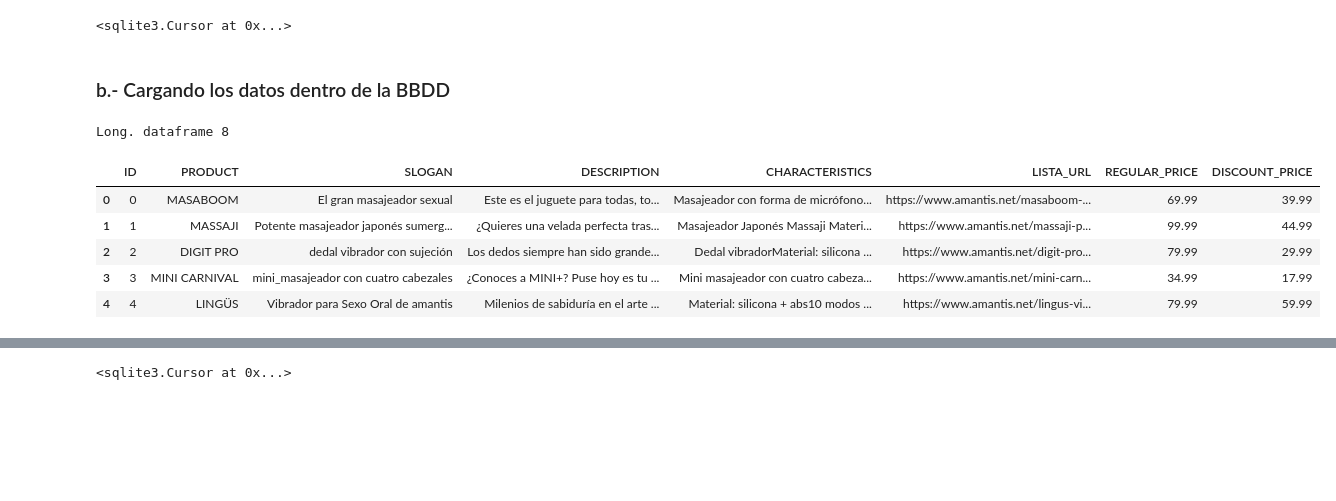
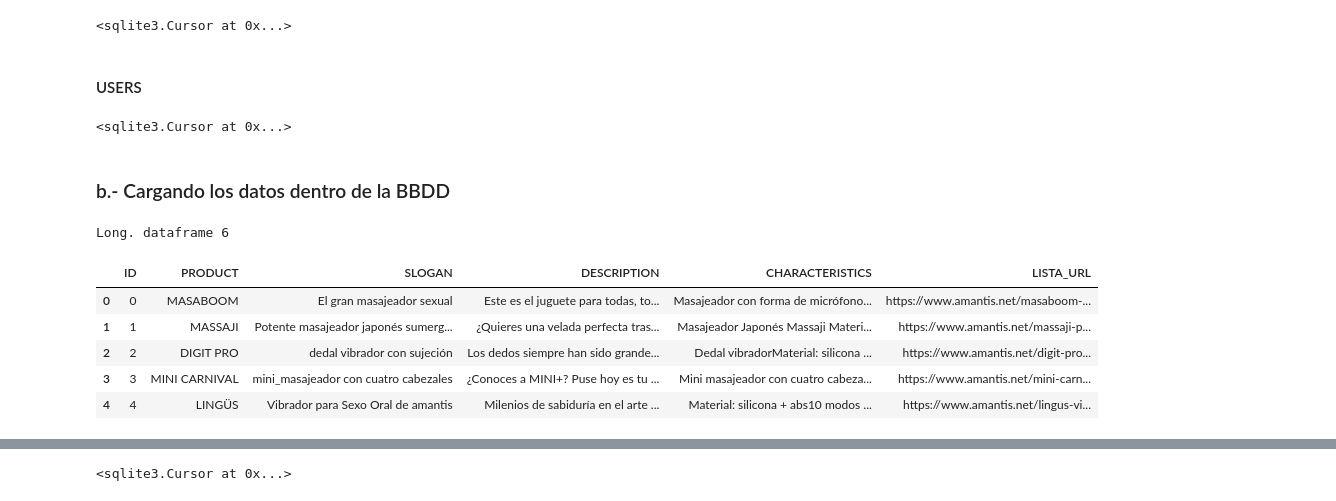
Before and after one commit to 75Engel/Proyecto_tienda_online, a Jupyter notebook: src/Notebook/sql.ipynb, the cells around one changed output, grey strips where cells are left out. Cells and saved outputs as stored; diff of their text form; code cells hidden in the pictures; blank space fills up the shorter version.

```diff
--- a/src/Notebook/sql.ipynb
+++ b/src/Notebook/sql.ipynb
@@ -127,17 +146,33 @@ CREATE TABLE TAGS  (
 cursor.execute(query)
 # %% [output]
 <sqlite3.Cursor at 0x...>
+# %% [markdown]
+#### USERS
+# %%
+query = '''
+CREATE TABLE USERS  (
+    ID VARCHAR (5),
+    USERS VARCHAR (50),
+    PRIMARY KEY (ID)
+)
+
+'''
+
+cursor.execute(query)
+# %% [output]
+<sqlite3.Cursor at 0x...>
 # %% [markdown]
 ### b.- Cargando los datos dentro de la BBDD
 # %%
 df_products=pd.read_csv(r'Data\productos.csv')
+df_products.drop(columns=['REGULAR_PRICE','DISCOUNT_PRICE'],inplace=True)
 print("Long. dataframe",len(df_products.columns))
 df_products.head()
 # %% [output]
-Long. dataframe 8
+Long. dataframe 6
-|  | ID | PRODUCT | SLOGAN | DESCRIPTION | CHARACTERISTICS | LISTA_URL | REGULAR_PRICE | DISCOUNT_PRICE |
-| 0 | 0 | MASABOOM | El gran masajeador sexual | Este es el juguete para todas, to... | Masajeador con forma de micrófono... | https://www.amantis.net/masaboom-... | 69.99 | 39.99 |
-| 1 | 1 | MASSAJI | Potente masajeador japonés sumerg... | ¿Quieres una velada perfecta tras... | Masajeador Japonés Massaji Materi... | https://www.amantis.net/massaji-p... | 99.99 | 44.99 |
-| 2 | 2 | DIGIT PRO | dedal vibrador con sujeción | Los dedos siempre han sido grande... | Dedal vibradorMaterial: silicona ... | https://www.amantis.net/digit-pro... | 79.99 | 29.99 |
-| 3 | 3 | MINI CARNIVAL | mini_masajeador con cuatro cabezales | ¿Conoces a MINI+? Puse hoy es tu ... | Mini masajeador con cuatro cabeza... | https://www.amantis.net/mini-carn... | 34.99 | 17.99 |
-| 4 | 4 | LINGÜS | Vibrador para Sexo Oral de amantis | Milenios de sabiduría en el arte ... | Material: silicona + abs10 modos ... | https://www.amantis.net/lingus-vi... | 79.99 | 59.99 |
+|  | ID | PRODUCT | SLOGAN | DESCRIPTION | CHARACTERISTICS | LISTA_URL |
+| 0 | 0 | MASABOOM | El gran masajeador sexual | Este es el juguete para todas, to... | Masajeador con forma de micrófono... | https://www.amantis.net/masaboom-... |
+| 1 | 1 | MASSAJI | Potente masajeador japonés sumerg... | ¿Quieres una velada perfecta tras... | Masajeador Japonés Massaji Materi... | https://www.amantis.net/massaji-p... |
+| 2 | 2 | DIGIT PRO | dedal vibrador con sujeción | Los dedos siempre han sido grande... | Dedal vibradorMaterial: silicona ... | https://www.amantis.net/digit-pro... |
+| 3 | 3 | MINI CARNIVAL | mini_masajeador con cuatro cabezales | ¿Conoces a MINI+? Puse hoy es tu ... | Mini masajeador con cuatro cabeza... | https://www.amantis.net/mini-carn... |
+| 4 | 4 | LINGÜS | Vibrador para Sexo Oral de amantis | Milenios de sabiduría en el arte ... | Material: silicona + abs10 modos ... | https://www.amantis.net/lingus-vi... |
```
Also changed, not shown: parts of 13 cells of this notebook, 8 other files.
